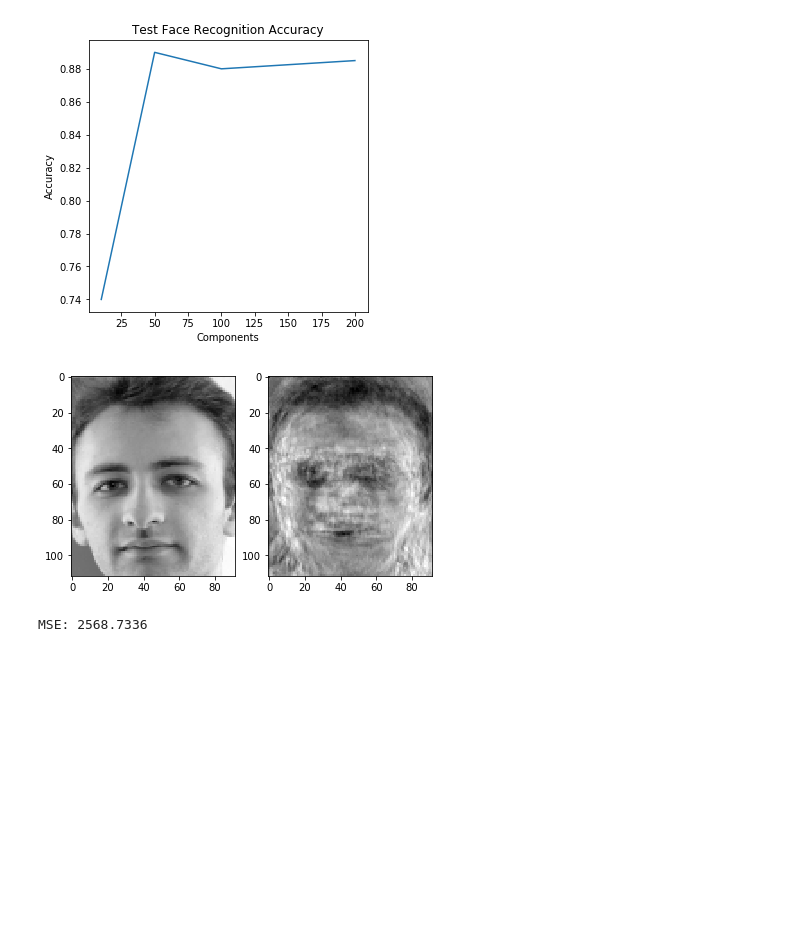
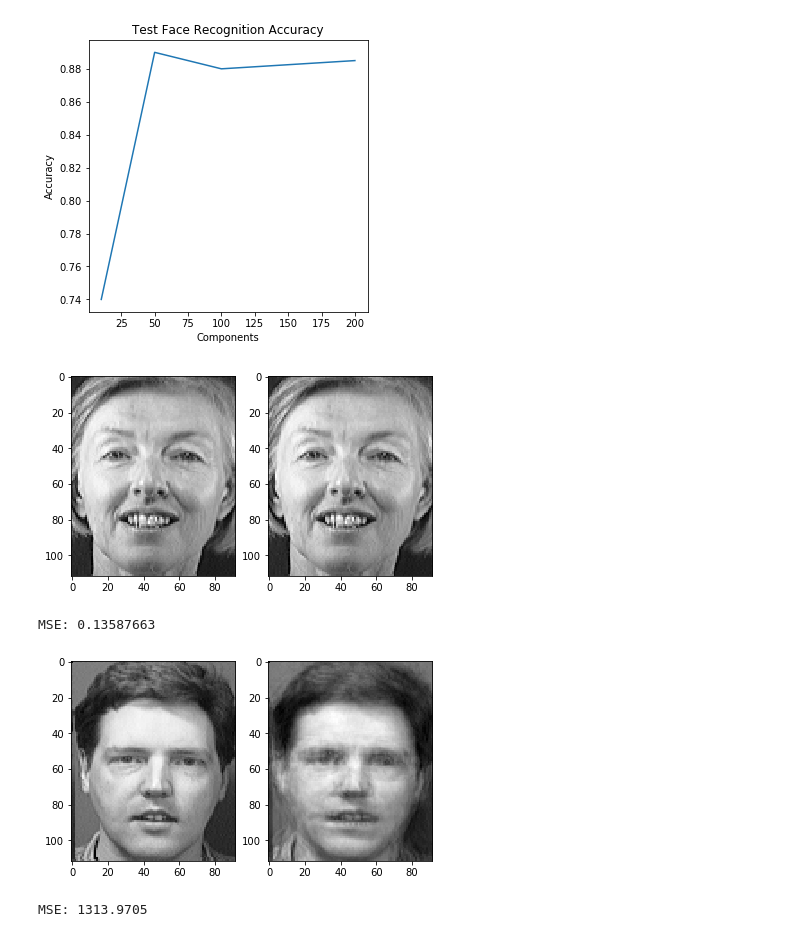
Before and after one commit to euxhenh/ML-Algorithms, a Jupyter notebook: pca/pca.ipynb, the cells around one changed output. Saved outputs shown, nothing was run; the diff lists cells and outputs as text; code cells hidden in the pictures; blank space fills up the shorter version.

```diff
--- a/pca/pca.ipynb
+++ b/pca/pca.ipynb
@@ -124,14 +124,16 @@ face_recognition(klist)
 # %%
 # Question 4
 def test_random_face(where=xtrain):
     x = where if len(where.shape) == 1 else where[np.random.randint(0, where.shape[0] - 1)]
     U = get_U(xtrain, 200)
     xr = np.matmul(U, np.matmul(U.T, x.T)).T
     plot_images([np.reshape(x, (w, h)), np.reshape(xr, (w, h))])
     print('MSE:', np.linalg.norm(x-xr))
 
-me = imread('../images/pca/me.jpg')[:, :, 0].flatten().astype(np.float32)
-test_random_face(me)
+test_random_face(xtrain)
+test_random_face(xtest)
 # %% [output]
-[figure, old version]
+[figure, new version]
-MSE: 2568.7336
+MSE: 0.13587663
+[figure, added]
+MSE: 1313.9705
```
